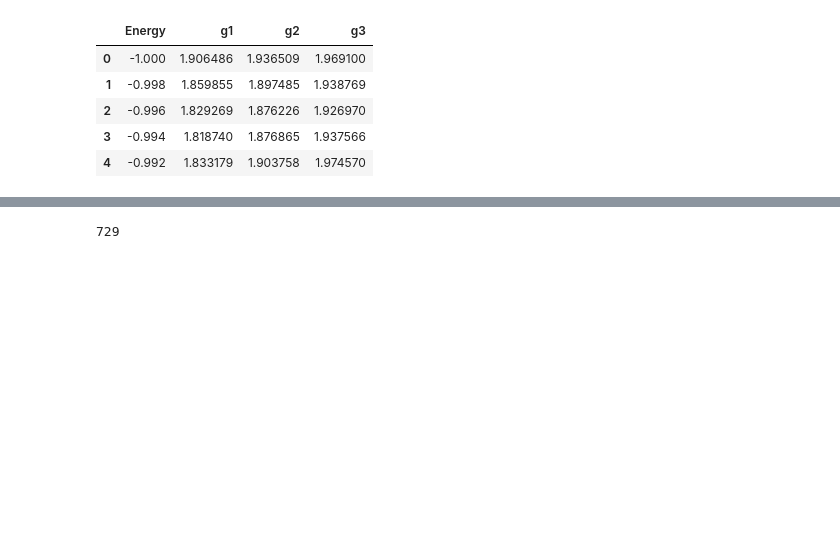
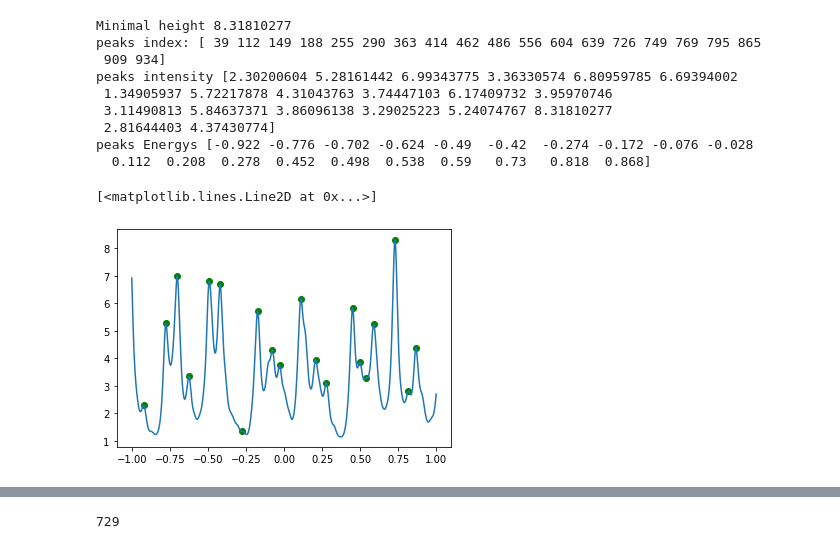
Before and after one commit to GwydionJon/EN_learn, a Jupyter notebook: Test_read_spektrum_pl.ipynb, the cells around one changed output, grey strips where cells are left out. Saved outputs shown, nothing was run; the diff lists cells and outputs as text; code cells hidden in the pictures; blank space fills up the shorter version.

```diff
--- a/Test_read_spektrum_pl.ipynb
+++ b/Test_read_spektrum_pl.ipynb
@@ -7,19 +15,33 @@ from scipy.signal import find_peaks
 # %%
-
-
-
 #Prepare the data of a single spectrum
-data_file="./spectral_Data/spectras/spectrum330.pl"
+data_file="./spectral_Data/spectras/spectrum35.pl"
 df = pd.read_csv(data_file,sep="   ",header =2,engine='python')
 df=df.dropna(1)
 df.rename(columns={'#': 'Energy',' Energy':'g1','Unnamed: 2':'g2','Unnamed: 3':'g3'}, inplace=True)
 
 df.head()
+#finds all peaks which are higher than 10% of the highest peak
+df['max']=df.iloc[find_peaks(df.g1.values,height=df.g1.max()*0.051)[0]   ]['g1'].dropna()
+
+print('Minimal height', df.g1.max())
+print('peaks index:',find_peaks(df.g1.values,height=df.g1.max()*0.1)[0])
+print('peaks intensity',df['max'].dropna().to_numpy())
+print('peaks Energys', df['Energy'][df['max'].dropna().index].to_numpy())
+test_array_energys=df['Energy'][df['max'].dropna().index].to_numpy()
+
+
+plt.scatter(df.Energy, df['max'], c='g')
+plt.plot(df.Energy, df['g1'])
 # %% [output]
-|  | Energy | g1 | g2 | g3 |
-| 0 | -1.000 | 1.906486 | 1.936509 | 1.969100 |
-| 1 | -0.998 | 1.859855 | 1.897485 | 1.938769 |
-| 2 | -0.996 | 1.829269 | 1.876226 | 1.926970 |
-| 3 | -0.994 | 1.818740 | 1.876865 | 1.937566 |
-| 4 | -0.992 | 1.833179 | 1.903758 | 1.974570 |
+Minimal height 8.31810277
+peaks index: [ 39 112 149 188 255 290 363 414 462 486 556 604 639 726 749 769 795 865
+ 909 934]
+peaks intensity [2.30200604 5.28161442 6.99343775 3.36330574 6.80959785 6.69394002
+ 1.34905937 5.72217878 4.31043763 3.74447103 6.17409732 3.95970746
+ 3.11490813 5.84637371 3.86096138 3.29025223 5.24074767 8.31810277
+ 2.81644403 4.37430774]
+peaks Energys [-0.922 -0.776 -0.702 -0.624 -0.49  -0.42  -0.274 -0.172 -0.076 -0.028
+  0.112  0.208  0.278  0.452  0.498  0.538  0.59   0.73   0.818  0.868]
+[<matplotlib.lines.Line2D at 0x...>]
+[figure, added]
 # %%
```
Also changed, not shown: parts of 4 cells of this notebook, 5 other files.
